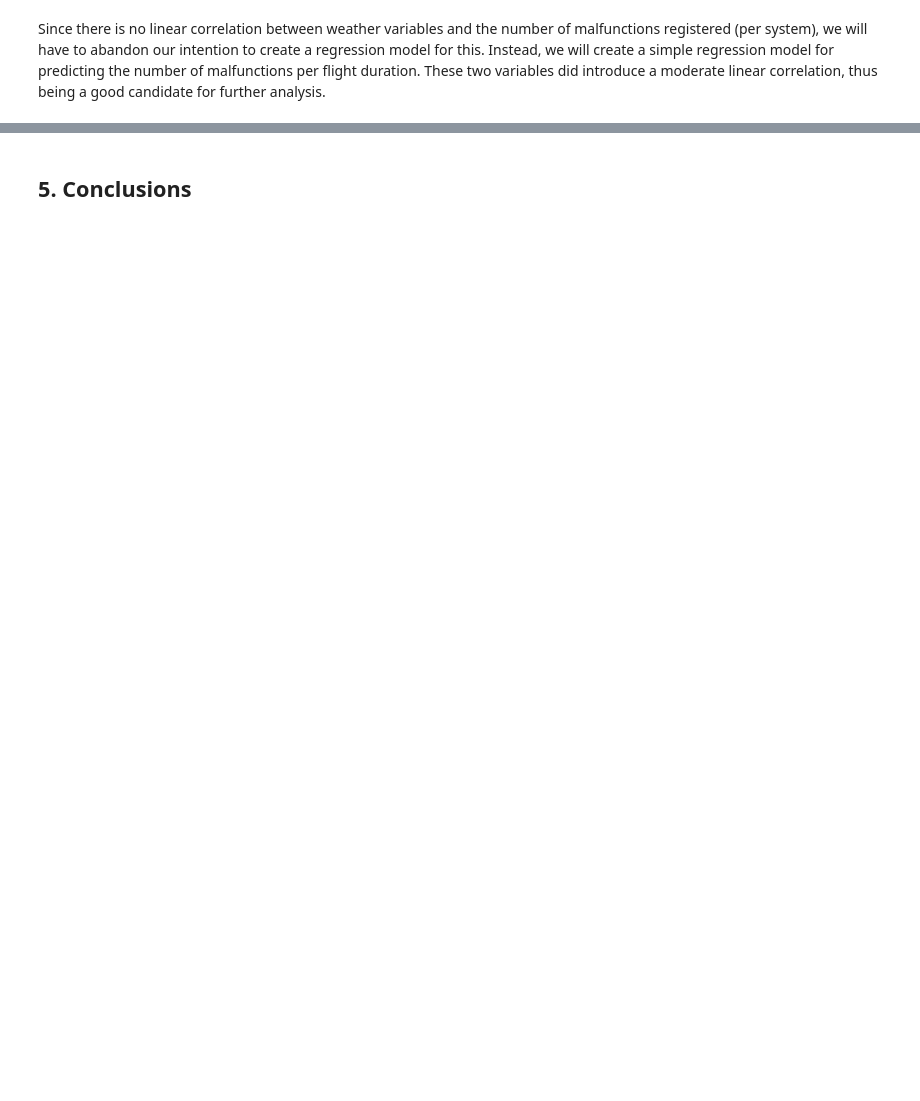
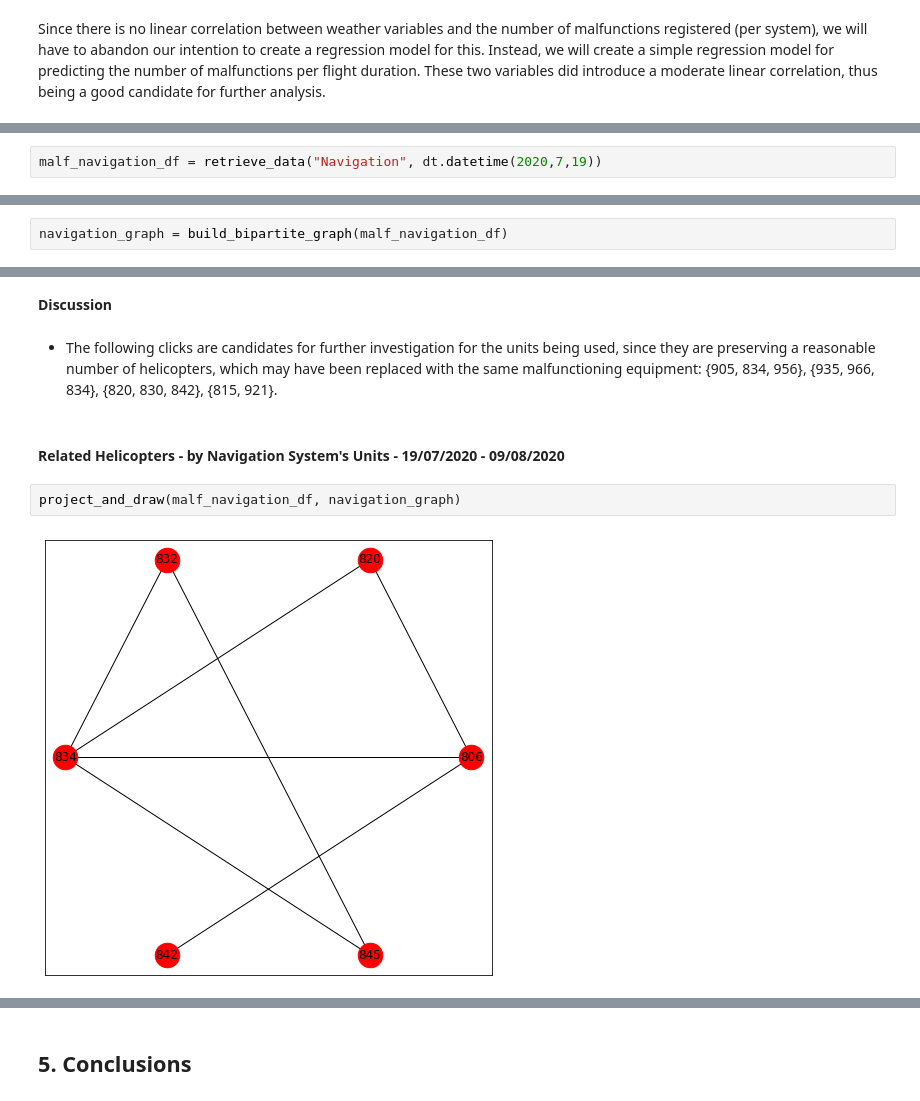
Before and after one commit to elront/Data_Sceince_Project, a Jupyter notebook: Data_science_workshop_project.ipynb, the cells around one changed output, grey strips where cells are left out. Cells and saved outputs as stored; diff of their text form; blank space fills up the shorter version.

```diff
--- a/Data_science_workshop_project.ipynb
+++ b/Data_science_workshop_project.ipynb
@@ -2847,0 +2866,2 @@ Since there is no linear correlation between weather variables and the number of
+# %%
+malf_navigation_df = retrieve_data("Navigation", dt.datetime(2020,7,19))
@@ -2847,0 +2894,2 @@ Since there is no linear correlation between weather variables and the number of
+# %%
+navigation_graph = build_bipartite_graph(malf_navigation_df)
@@ -2847,0 +2917,11 @@ Since there is no linear correlation between weather variables and the number of
+# %% [markdown]
+**Discussion**
+# %% [markdown]
+* The following clicks are candidates for further investigation for the units being used, since they are preserving a reasonable number of helicopters, which may have been replaced with the same malfunctioning equipment:
+    {905, 834, 956}, {935, 966, 834}, {820, 830, 842}, {815, 921}.
+# %% [markdown]
+#### Related Helicopters - by Navigation System's Units - 19/07/2020 - 09/08/2020
+# %%
+project_and_draw(malf_navigation_df, navigation_graph)
+# %% [output]
+[figure, added]
```
Also changed, not shown: parts of 79 cells of this notebook.
